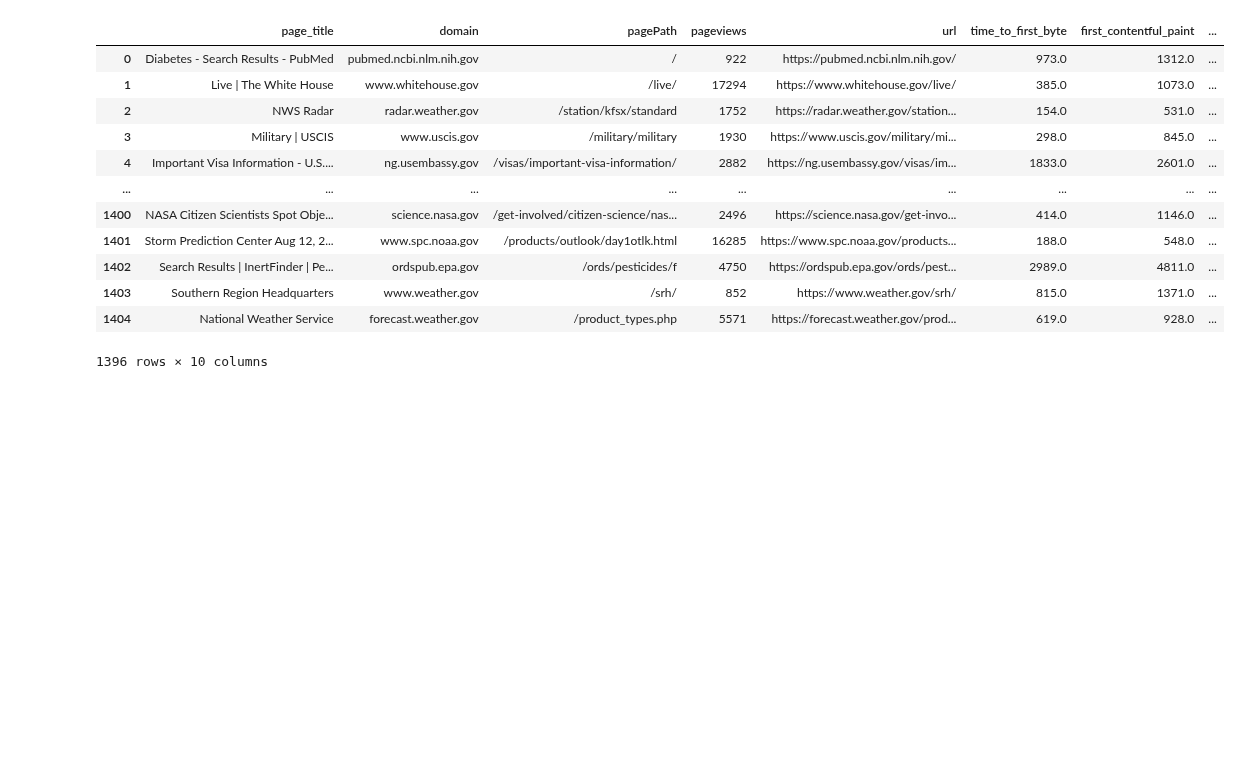
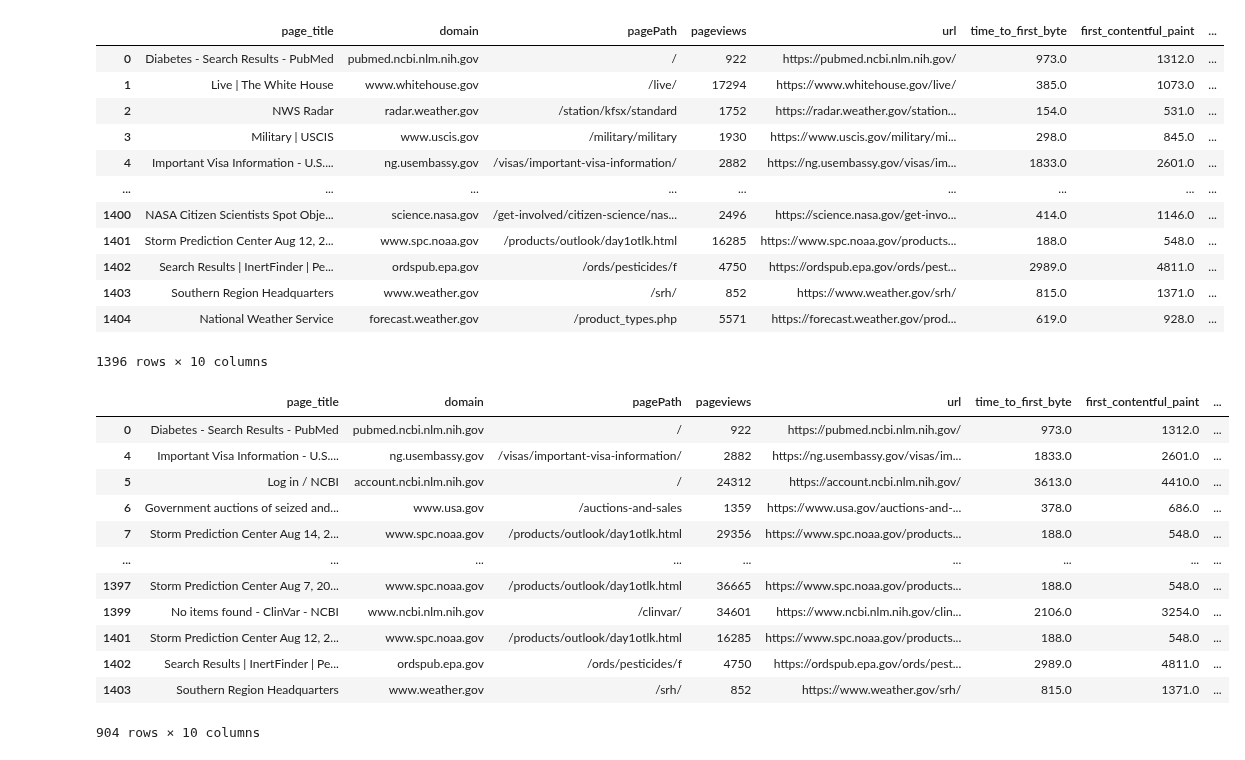
Before and after one commit to GSA-TTS/inclusive-web-performance-cx, a Jupyter notebook: research/top_10k_pages.ipynb, the cells around one changed output. Saved outputs shown, nothing was run; the diff lists cells and outputs as text; code cells hidden in the pictures; blank space fills up the shorter version.

```diff
--- a/research/top_10k_pages.ipynb
+++ b/research/top_10k_pages.ipynb
@@ -83,3 +83,25 @@ crux_sample.head(5000)
 | 1403 | Southern Region Headquarters | www.weather.gov | /srh/ | 852 | https://www.weather.gov/srh/ | 815.0 | 1371.0 | ... |
 | 1404 | National Weather Service | forecast.weather.gov | /product_types.php | 5571 | https://forecast.weather.gov/prod... | 619.0 | 928.0 | ... |
 1396 rows × 10 columns
+# %%
+lcp = crux_sample['largest_contentful_paint'] > 2500
+cls = crux_sample['cumulative_layout_shift'] > 0.1
+inp = crux_sample['interaction_to_next_paint'] > 200
+
+# Filter the dataframe
+filtered_df = crux_sample[lcp | cls | inp]
+filtered_df.head(5000)
+# %% [output]
+|  | page_title | domain | pagePath | pageviews | url | time_to_first_byte | first_contentful_paint | ... |
+| 0 | Diabetes - Search Results - PubMed | pubmed.ncbi.nlm.nih.gov | / | 922 | https://pubmed.ncbi.nlm.nih.gov/ | 973.0 | 1312.0 | ... |
+| 4 | Important Visa Information - U.S.... | ng.usembassy.gov | /visas/important-visa-information/ | 2882 | https://ng.usembassy.gov/visas/im... | 1833.0 | 2601.0 | ... |
+| 5 | Log in / NCBI | account.ncbi.nlm.nih.gov | / | 24312 | https://account.ncbi.nlm.nih.gov/ | 3613.0 | 4410.0 | ... |
+| 6 | Government auctions of seized and... | www.usa.gov | /auctions-and-sales | 1359 | https://www.usa.gov/auctions-and-... | 378.0 | 686.0 | ... |
+| 7 | Storm Prediction Center Aug 14, 2... | www.spc.noaa.gov | /products/outlook/day1otlk.html | 29356 | https://www.spc.noaa.gov/products... | 188.0 | 548.0 | ... |
+| ... | ... | ... | ... | ... | ... | ... | ... | ... |
+| 1397 | Storm Prediction Center Aug 7, 20... | www.spc.noaa.gov | /products/outlook/day1otlk.html | 36665 | https://www.spc.noaa.gov/products... | 188.0 | 548.0 | ... |
+| 1399 | No items found - ClinVar - NCBI | www.ncbi.nlm.nih.gov | /clinvar/ | 34601 | https://www.ncbi.nlm.nih.gov/clin... | 2106.0 | 3254.0 | ... |
+| 1401 | Storm Prediction Center Aug 12, 2... | www.spc.noaa.gov | /products/outlook/day1otlk.html | 16285 | https://www.spc.noaa.gov/products... | 188.0 | 548.0 | ... |
+| 1402 | Search Results | InertFinder | Pe... | ordspub.epa.gov | /ords/pesticides/f | 4750 | https://ordspub.epa.gov/ords/pest... | 2989.0 | 4811.0 | ... |
+| 1403 | Southern Region Headquarters | www.weather.gov | /srh/ | 852 | https://www.weather.gov/srh/ | 815.0 | 1371.0 | ... |
+904 rows × 10 columns
```
Also changed, not shown: parts of 3 cells of this notebook, 3 other files.
